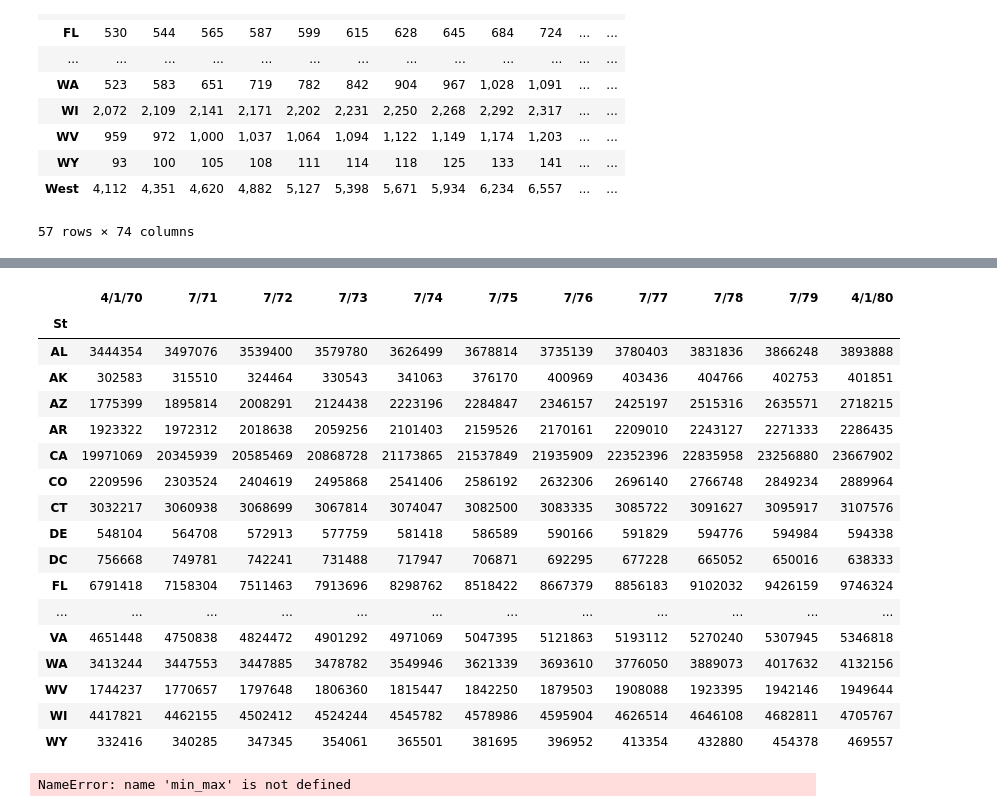
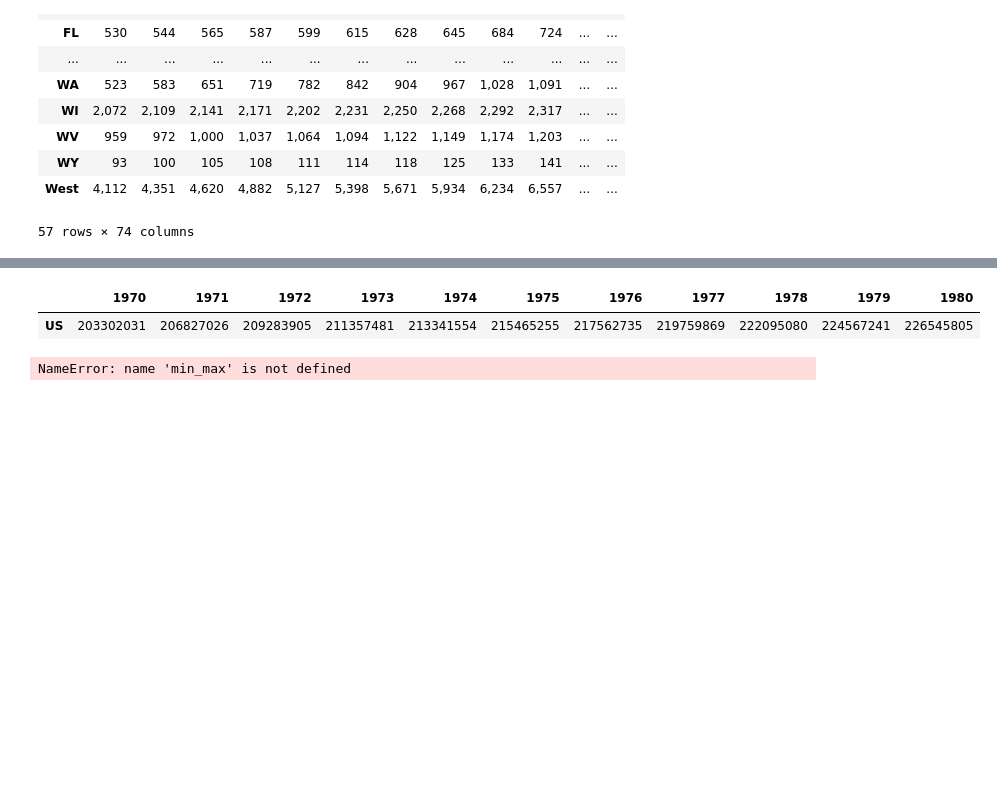
Before and after one commit to AnilKumarTeegala/DSE220_Machine_Learning, a Jupyter notebook: IPynb/1_AssignGalarnykMichael.ipynb, the cells around one changed output, grey strips where cells are left out. Cells and saved outputs as stored; diff of their text form; code cells hidden in the pictures; blank space fills up the shorter version.

```diff
--- a/IPynb/1_AssignGalarnykMichael.ipynb
+++ b/IPynb/1_AssignGalarnykMichael.ipynb
@@ -583,36 +314,34 @@ new_df
 # %%
 
-
+# this took a while
 import os
 temp = f1
 last_two = temp.drop(['US'])
 end_line = last_two[files[7]].max()
 start_line = last_two[files[7]].min()
 !sed "$(($start_line-1)),$(($end_line))!d" data/st7080ts.txt >> data/1st0009ts.txt
 new_df = pd.read_fwf('data/1st0009ts.txt',header = 0, index_col=1)
 os.remove('data/1st0009ts.txt')
 new_df = new_df.dropna()
 new_df.drop('Fip', axis=1, inplace=True)
-new_df
+new_df.index.name = None # remove index name.
+new_df.columns = ['1970', '1971', '1972', '1973', '1974',\
+                  '1975', '1976', '1977', '1978', '1979', '1980']
+!sed "$(($end_line)),$(($end_line+2))!d" data/st7080ts.txt >> data/1st0009ts.txt
+
+df = pd.read_fwf('data/1st0009ts.txt',header = 0, index_col=1)
+
+
+df.index.name = None
+df.drop('56', axis=1, inplace=True)
+df.columns = ['1970', '1971', '1972', '1973', '1974',\
+              '1975', '1976', '1977', '1978', '1979', '1980']
+df = df.dropna()
+os.remove('data/1st0009ts.txt')
+df
 # %% [output]
-|  | 4/1/70 | 7/71 | 7/72 | 7/73 | 7/74 | 7/75 | 7/76 | 7/77 | 7/78 | 7/79 | 4/1/80 |
-| St |  |  |  |  |  |  |  |  |  |  |  |
-| AL | 3444354 | 3497076 | 3539400 | 3579780 | 3626499 | 3678814 | 3735139 | 3780403 | 3831836 | 3866248 | 3893888 |
-| AK | 302583 | 315510 | 324464 | 330543 | 341063 | 376170 | 400969 | 403436 | 404766 | 402753 | 401851 |
-| AZ | 1775399 | 1895814 | 2008291 | 2124438 | 2223196 | 2284847 | 2346157 | 2425197 | 2515316 | 2635571 | 2718215 |
-| AR | 1923322 | 1972312 | 2018638 | 2059256 | 2101403 | 2159526 | 2170161 | 2209010 | 2243127 | 2271333 | 2286435 |
-| CA | 19971069 | 20345939 | 20585469 | 20868728 | 21173865 | 21537849 | 21935909 | 22352396 | 22835958 | 23256880 | 23667902 |
-| CO | 2209596 | 2303524 | 2404619 | 2495868 | 2541406 | 2586192 | 2632306 | 2696140 | 2766748 | 2849234 | 2889964 |
-| CT | 3032217 | 3060938 | 3068699 | 3067814 | 3074047 | 3082500 | 3083335 | 3085722 | 3091627 | 3095917 | 3107576 |
-| DE | 548104 | 564708 | 572913 | 577759 | 581418 | 586589 | 590166 | 591829 | 594776 | 594984 | 594338 |
-| DC | 756668 | 749781 | 742241 | 731488 | 717947 | 706871 | 692295 | 677228 | 665052 | 650016 | 638333 |
-| FL | 6791418 | 7158304 | 7511463 | 7913696 | 8298762 | 8518422 | 8667379 | 8856183 | 9102032 | 9426159 | 9746324 |
-| ... | ... | ... | ... | ... | ... | ... | ... | ... | ... | ... | ... |
-| VA | 4651448 | 4750838 | 4824472 | 4901292 | 4971069 | 5047395 | 5121863 | 5193112 | 5270240 | 5307945 | 5346818 |
-| WA | 3413244 | 3447553 | 3447885 | 3478782 | 3549946 | 3621339 | 3693610 | 3776050 | 3889073 | 4017632 | 4132156 |
-| WV | 1744237 | 1770657 | 1797648 | 1806360 | 1815447 | 1842250 | 1879503 | 1908088 | 1923395 | 1942146 | 1949644 |
-| WI | 4417821 | 4462155 | 4502412 | 4524244 | 4545782 | 4578986 | 4595904 | 4626514 | 4646108 | 4682811 | 4705767 |
-| WY | 332416 | 340285 | 347345 | 354061 | 365501 | 381695 | 396952 | 413354 | 432880 | 454378 | 469557 |
+|  | 1970 | 1971 | 1972 | 1973 | 1974 | 1975 | 1976 | 1977 | 1978 | 1979 | 1980 |
+| US | 203302031 | 206827026 | 209283905 | 211357481 | 213341554 | 215465255 | 217562735 | 219759869 | 222095080 | 224567241 | 226545805 |
 # %%
 
 count = 0
```
Also changed, not shown: parts of 14 cells of this notebook.
